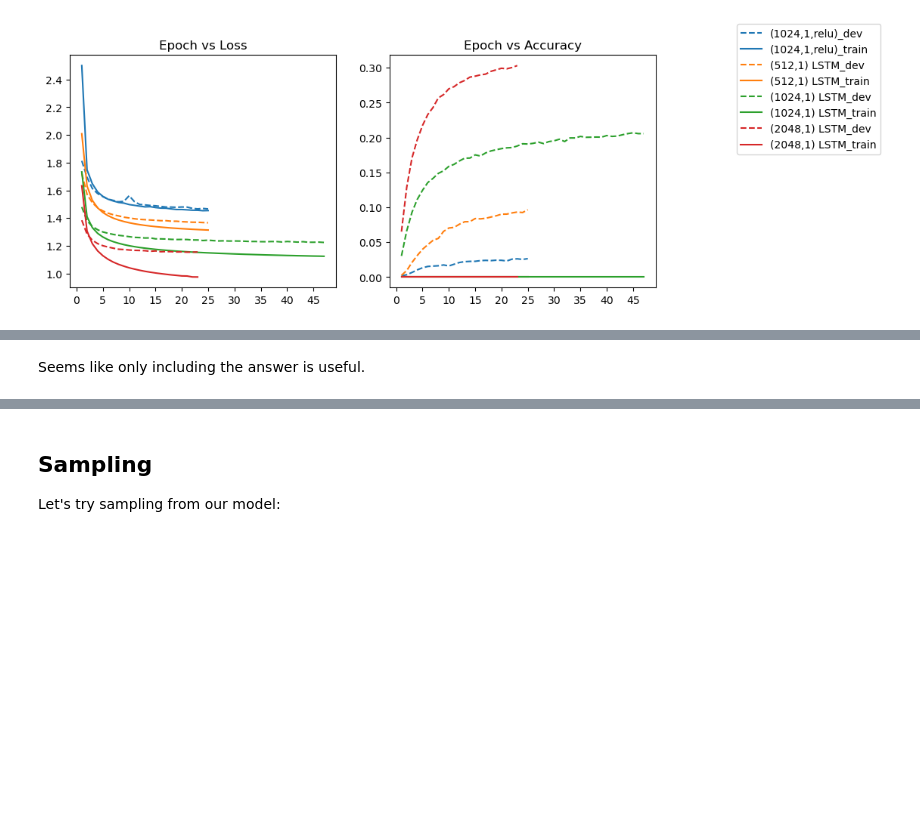
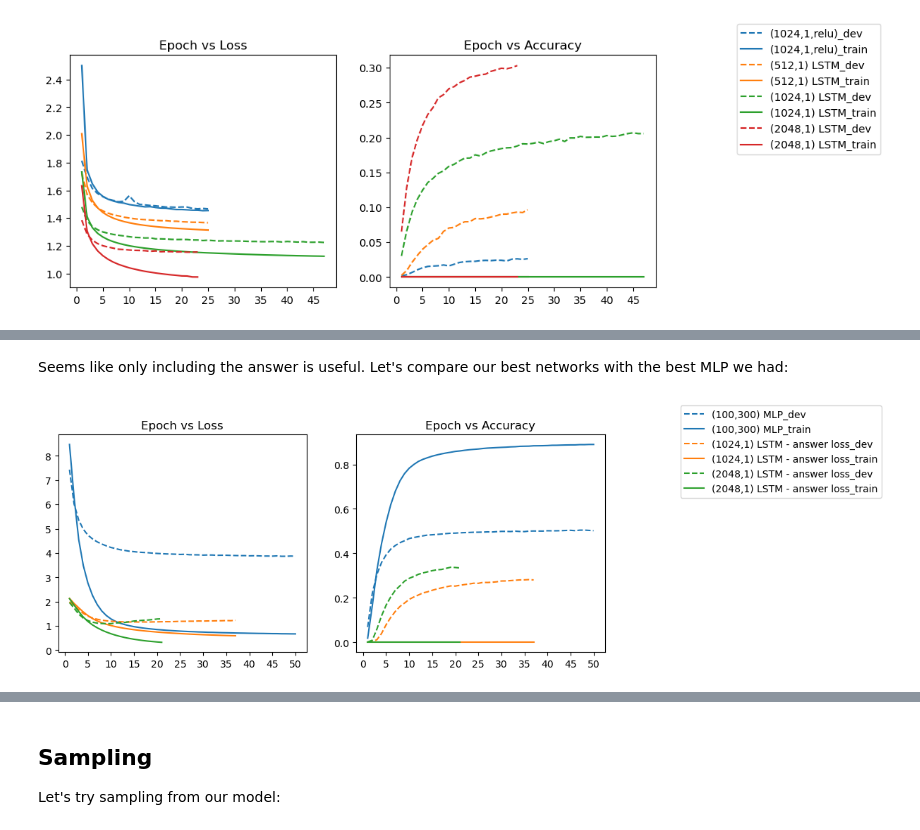
Before and after one commit to spennington/feyer, a Jupyter notebook: 17_char_model_analysis.ipynb, the cells around one changed output, grey strips where cells are left out. Cells and saved outputs as stored; diff of their text form; code cells hidden in the pictures; blank space fills up the shorter version.

```diff
--- a/17_char_model_analysis.ipynb
+++ b/17_char_model_analysis.ipynb
@@ -144,2 +137,11 @@ plot_files(files)
 # %% [markdown]
-Seems like only including the answer is useful.
+Seems like only including the answer is useful. Let's compare our best networks with the best MLP we had:
+# %%
+files = [
+    ('(100,300) MLP', 'training_results/final-test/training-results.json'), # duplicates, 10 length max
+    ('(1024,1) LSTM - answer loss', 'training_results/lstm-1024-answer-loss/training-results.json'), # duplicates, 10 length max
+    ('(2048,1) LSTM - answer loss', 'training_results/lstm-2048-answer-loss/training-results.json'), # duplicates, 10 length max
+]
+plot_files(files)
+# %% [output]
+[figure, added]
```
Also changed, not shown: parts of 14 cells of this notebook, 1 other file.
